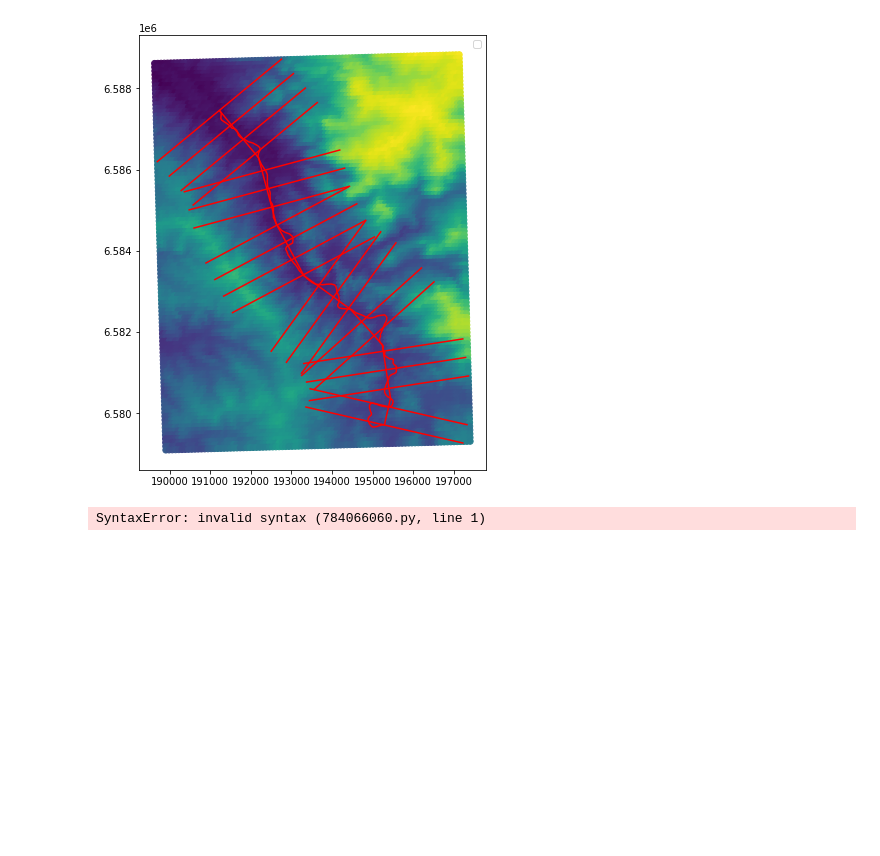
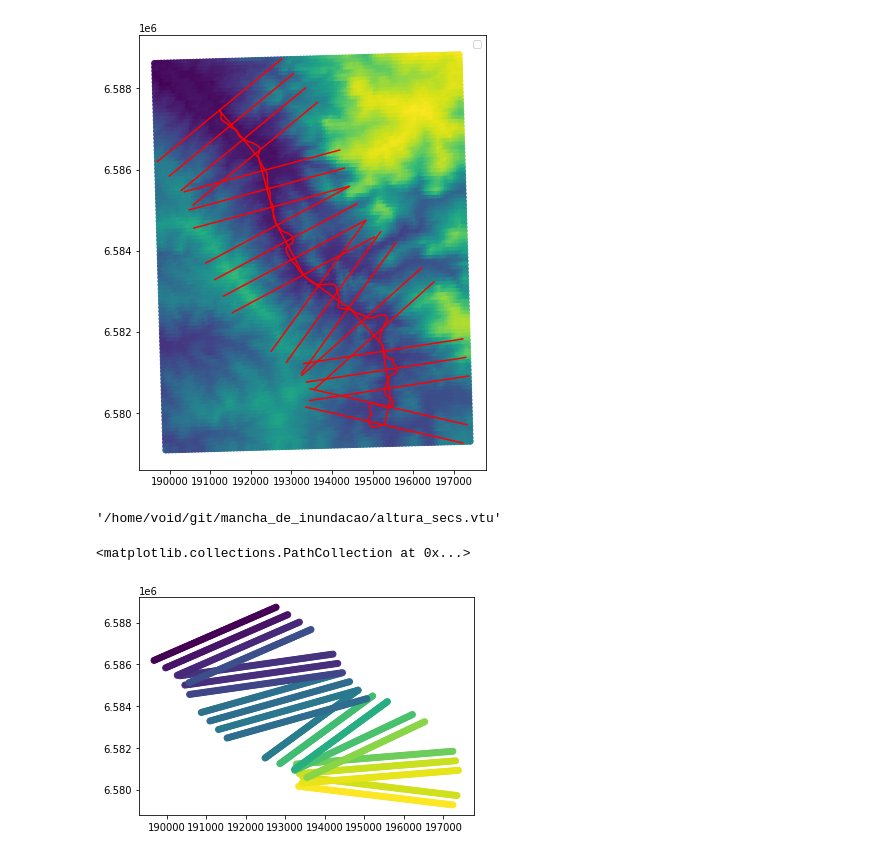
Before and after one commit to robertorolo/mancha_de_inundacao, a Jupyter notebook: prototipo.ipynb, the cells around one changed output. Cells and saved outputs as stored; diff of their text form; code cells hidden in the pictures; blank space fills up the shorter version.

```diff
--- a/prototipo.ipynb
+++ b/prototipo.ipynb
@@ -66,7 +66,7 @@ s.plot()
 # %%
 minx, miny, maxx, maxy = min(s.bounds['minx']), min(s.bounds['miny']), max(s.bounds['maxx']), max(s.bounds['maxy'])
 # %%
-c, dp = cotas_secoes(s, srtm)
+c, dp, xs, ys = cotas_secoes(s, srtm)
 # %%
 ct = [i[40] for i in c]
 plt.plot(ds, ct)
@@ -158,7 +158,23 @@ plt.show()
 # %% [output]
 No handles with labels found to put in legend.
 [figure]
-# %%
-rbf_interpolation(x, y, v, xi, yi):
-# %% [output]
-SyntaxError: invalid syntax (784066060.py, line 1)
+# %%
+alturas = altura_de_agua_secoes(ds, dp, c, qmax_barr, v)
+# %%
+x_all = []
+y_all = []
+h_all = []
+for idx, v in enumerate(alturas):
+    for idx1 in range(len(xs[idx])):
+        h_all.append(v)
+        x_all.append(xs[idx][idx1])
+        y_all.append(ys[idx][idx1])
+# %%
+pointsToVTK('altura_secs', np.array(x_all), np.array(y_all), np.array(h_all), data={'h':np.array(h_all)})
+# %% [output]
+'/home/void/git/mancha_de_inundacao/altura_secs.vtu'
+# %%
+plt.scatter(x_all, y_all, c=h_all)
+# %% [output]
+<matplotlib.collections.PathCollection at 0x...>
+[figure, added]
```
Also changed, not shown: parts of 8 cells of this notebook, 2 other files.
